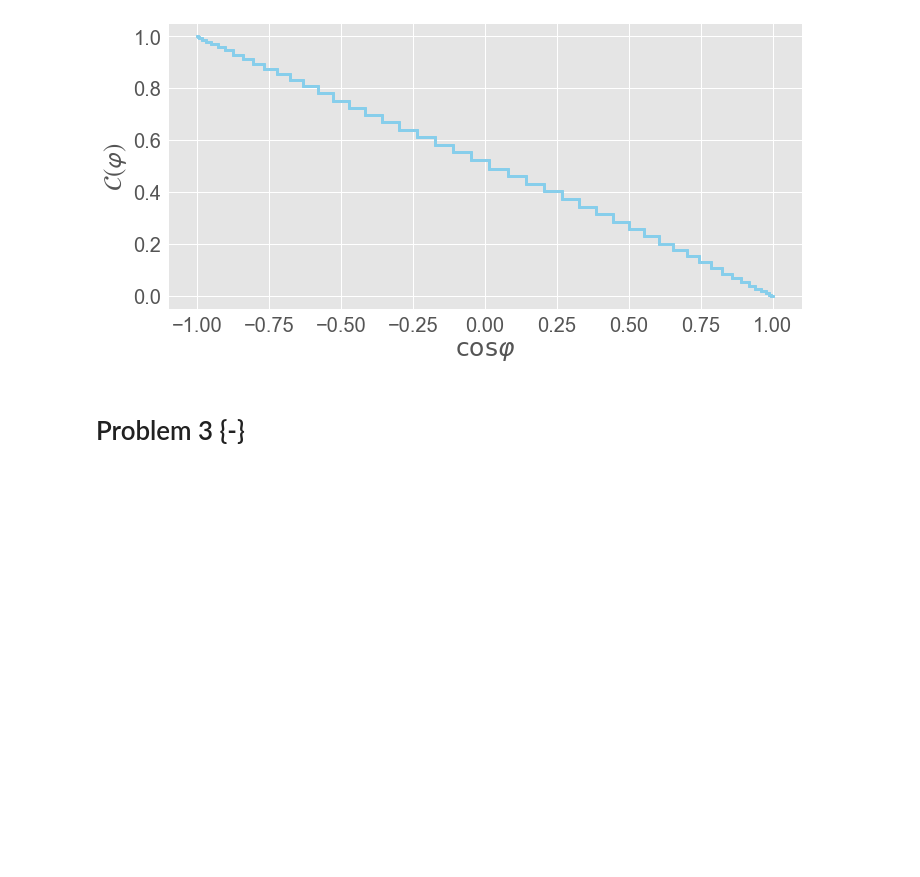
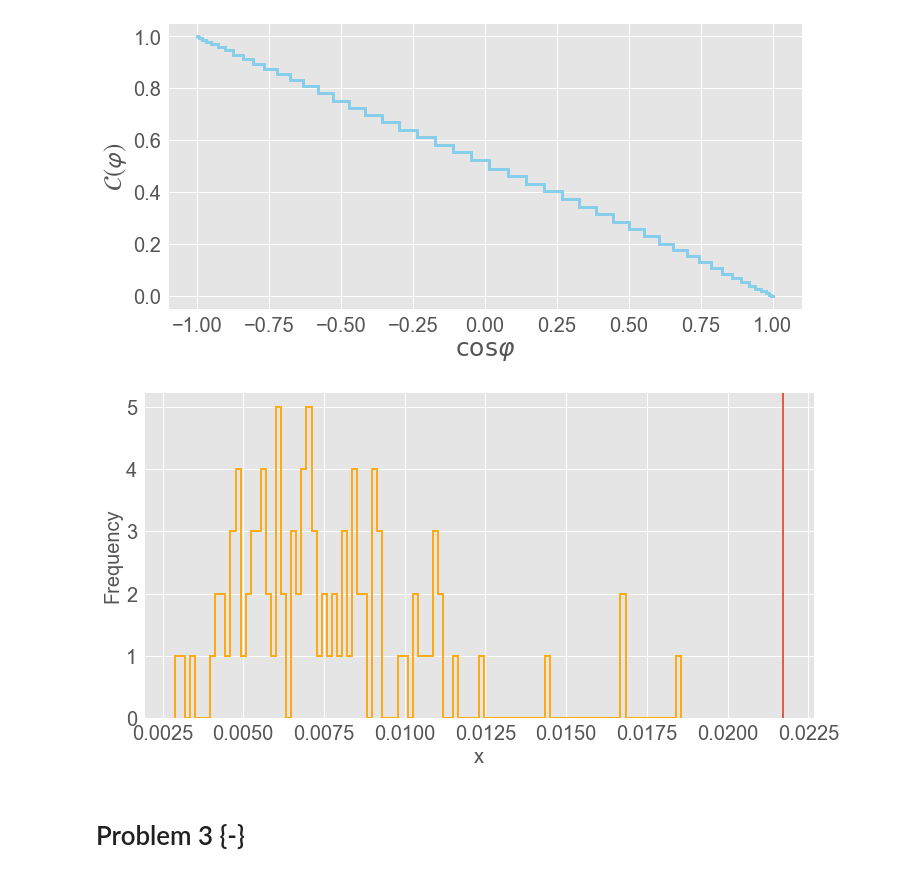
Before and after one commit to Kiril94/AMAS, a Jupyter notebook: Main_exam/AMAS_Exam_2021.ipynb, the cells around one changed output. Drawn from its saved outputs; the diff is of its cells as text; code cells hidden in the pictures; blank space fills up the shorter version.

```diff
--- a/Main_exam/AMAS_Exam_2021.ipynb
+++ b/Main_exam/AMAS_Exam_2021.ipynb
@@ -208,9 +206,9 @@ plt.tight_layout()
 Npoints = len(D2)
 d_3d = ast.create_points3d(d_phi, d_theta)
 x_phi = np.linspace(0, 2*np.pi,100)
-cum_autocorr = ast.cumulative_autocorrelation(d_3d, x_phi)
+CAR_data = ast.cumulative_autocorrelation(d_3d, x_phi)
 fig, ax = vis.nice_plot(
-    np.cos(x_phi), cum_autocorr, drawstyle = 'steps-mid',
+    np.cos(x_phi), CAR_data, drawstyle = 'steps-mid',
     xlabel = r"$\cos{\varphi}$", ylabel = r"$\mathcal{C(\varphi)}$")
 # %% [output]
 [figure]
@@ -220,3 +218,24 @@ Nexp = 1e4
+# %%
+#Produce pseudo experiments
+Nexp = int(1e4)
+#accelerate with numba
+@jit(forceobj = True)
+def simulate_KS(Nexp):
+    KS_iso = np.empty(Nexp)
+    iso = ast.f_isotropic(x_phi)
+    for i in range(Nexp):
+        X_iso = ast.sample_spherical_uniform(Npoints)
+        KS_iso[i] = np.max(np.abs(ast.cumulative_autocorrelation(X_iso, x_phi)-iso))
+    return KS_iso
+# %%
+KS_iso = simulate_KS(Nexp)
+KS_data = np.max(np.abs(CAR_data-iso))
+# %%
+fd = vis.nice_histogram(KS_iso, 100)
+fd['ax'].axvline(KS_data)
+fd['fig']
+# %% [output]
+[figure, added]
 # %% [markdown]
 # Problem 3 {-}
 # %% [markdown]
```
Also changed, not shown: parts of 4 cells of this notebook, 2 other files.
